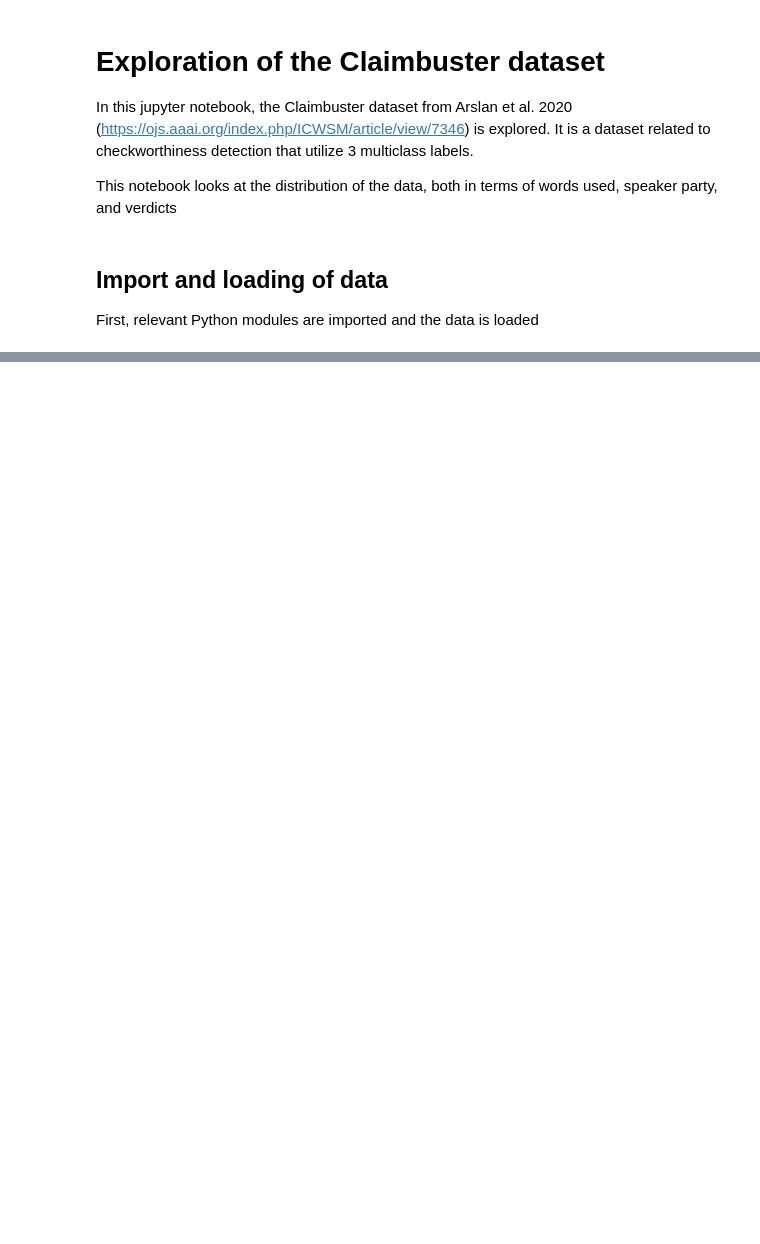
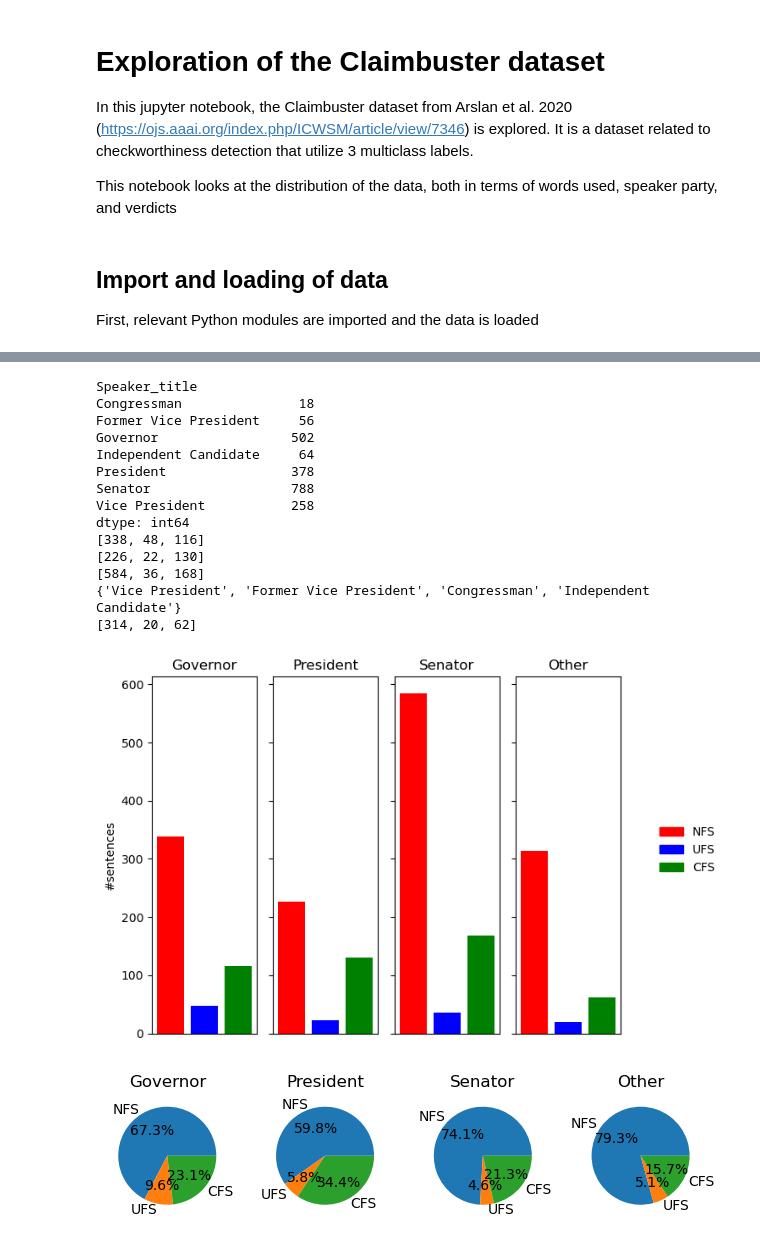
Before and after one commit to matsbratvold/Checkworthiness-Detection-with-Open-Source-LLMs, a Jupyter notebook: src/claimbuster.ipynb, the cells around one changed output, grey strips where cells are left out. Saved outputs shown, nothing was run; the diff lists cells and outputs as text; code cells hidden in the pictures; blank space fills up the shorter version.

```diff
--- a/src/claimbuster.ipynb
+++ b/src/claimbuster.ipynb
@@ -27,0 +130,52 @@ data.head()
+# %%
+%autoreload
+
+print(data.groupby("Speaker_title").size())
+speaker_titles = [
+    ClaimBusterSpeakerTitle.GOVERNOR.value,
+    ClaimBusterSpeakerTitle.PRESIDENT.value,
+    ClaimBusterSpeakerTitle.SENATOR.value,
+]
+titles = ["Governor", "President", "Senator", "Other"]
+legends = ["NFS", "UFS", "CFS"]
+values = []
+for speaker_title in [*speaker_titles, "Other"]:
+    if speaker_title == "Other":
+        other_titles = set([item.value for item in ClaimBusterSpeakerTitle]) - set(speaker_titles)
+        print(other_titles)
+        verdict_counts = data[data["Speaker_title"].isin(other_titles)].groupby("Verdict", sort=True).size().to_list()
+    else:
+        verdict_counts = data[data["Speaker_title"] == speaker_title].groupby("Verdict", sort=True).size().to_list()
+    print(verdict_counts)
+    values += verdict_counts
+bar_plot_file_path = os.path.join("..", "figures", "claimbuster", "verdict_distribution", "speaker_title_bar_plot.png")
+if not os.path.exists(os.path.dirname(bar_plot_file_path)):
+    os.makedirs(os.path.dirname(bar_plot_file_path))
+show_sub_plots_with_legends(
+    values=values,
+    group_size=3,
+    titles=titles,
+    legends=legends,
+    ylabel=ylabel,
+    colors=["red", "blue", "green", "orange"],
+    file_path=bar_plot_file_path
+)
+pie_chart_file_path = os.path.join("..", "figures", "claimbuster", "verdict_distribution", "speaker_title_pie_chart.png")
+show_sub_plots_pie_chart(values=values, group_size=3, titles=titles, labels=legends, file_path=pie_chart_file_path)
+# %% [output]
+Speaker_title
+Congressman               18
+Former Vice President     56
+Governor                 502
+Independent Candidate     64
+President                378
+Senator                  788
+Vice President           258
+dtype: int64
+[338, 48, 116]
+[226, 22, 130]
+[584, 36, 168]
+{'Vice President', 'Former Vice President', 'Congressman', 'Independent Candidate'}
+[314, 20, 62]
+[figure, added]
+[figure, added]
```
Also changed, not shown: parts of 9 cells of this notebook, 15 other files.
